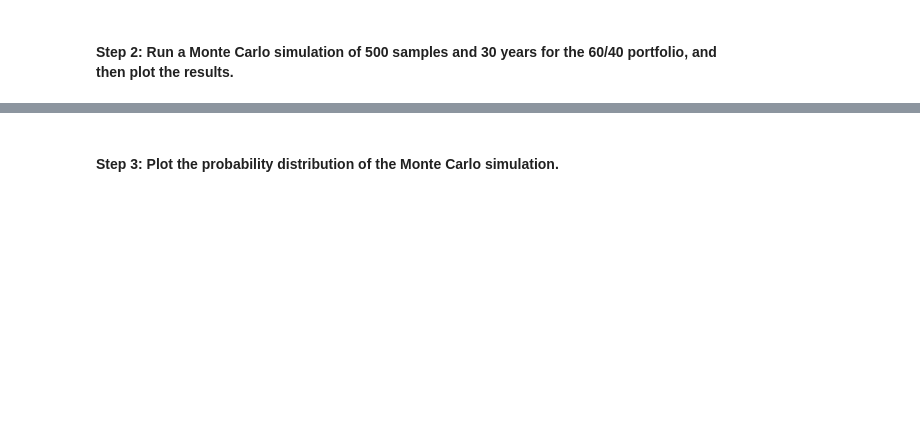
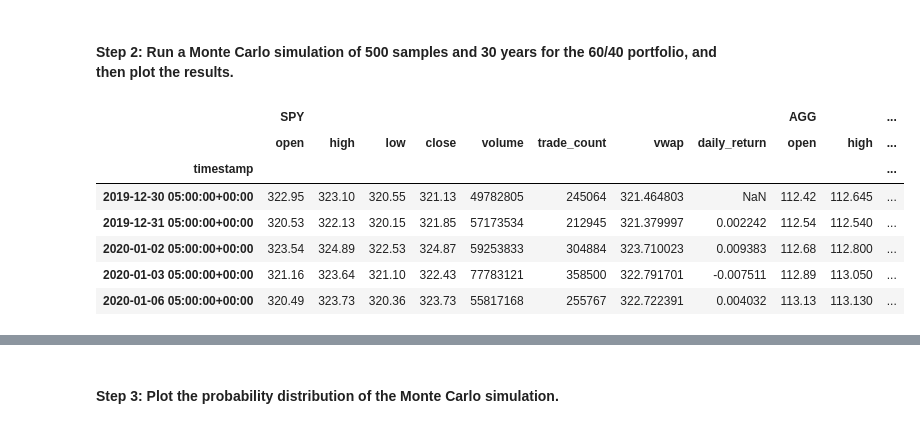
Before and after one commit to DanHerman212/challenge5, a Jupyter notebook: financial_planning_tools.ipynb, the cells around one changed output, grey strips where cells are left out. Cells and saved outputs as stored; diff of their text form; code cells hidden in the pictures; blank space fills up the shorter version.

```diff
--- a/financial_planning_tools.ipynb
+++ b/financial_planning_tools.ipynb
@@ -461,10 +488,24 @@ In this section, you’ll use the MCForecastTools library to create a Monte Carl
 # %%
 # Configure the Monte Carlo simulation to forecast 30 years cumulative returns
 # The weights should be split 40% to AGG and 60% to SPY.
 # Run 500 samples.
-# YOUR CODE HERE
+MC_spy = MCSimulation(
+    portfolio_data = prices_df,
+    weights = [.60, .40],
+    num_simulation = 500,
+    num_trading_days = 252*30
+)
 
 # Review the simulation input data
-# YOUR CODE HERE
+MC_spy.portfolio_data.head()
+# %% [output]
+|  | SPY |  |  |  |  |  |  |  | AGG |  | ... |
+|  | open | high | low | close | volume | trade_count | vwap | daily_return | open | high | ... |
+| timestamp |  |  |  |  |  |  |  |  |  |  | ... |
+| 2019-12-30 05:00:00+00:00 | 322.95 | 323.10 | 320.55 | 321.13 | 49782805 | 245064 | 321.464803 | NaN | 112.42 | 112.645 | ... |
+| 2019-12-31 05:00:00+00:00 | 320.53 | 322.13 | 320.15 | 321.85 | 57173534 | 212945 | 321.379997 | 0.002242 | 112.54 | 112.540 | ... |
+| 2020-01-02 05:00:00+00:00 | 323.54 | 324.89 | 322.53 | 324.87 | 59253833 | 304884 | 323.710023 | 0.009383 | 112.68 | 112.800 | ... |
+| 2020-01-03 05:00:00+00:00 | 321.16 | 323.64 | 321.10 | 322.43 | 77783121 | 358500 | 322.791701 | -0.007511 | 112.89 | 113.050 | ... |
+| 2020-01-06 05:00:00+00:00 | 320.49 | 323.73 | 320.36 | 323.73 | 55817168 | 255767 | 322.722391 | 0.004032 | 113.13 | 113.130 | ... |
 # %%
 # Run the Monte Carlo simulation to forecast 30 years cumulative returns
```
Also changed, not shown: parts of 7 cells of this notebook.
